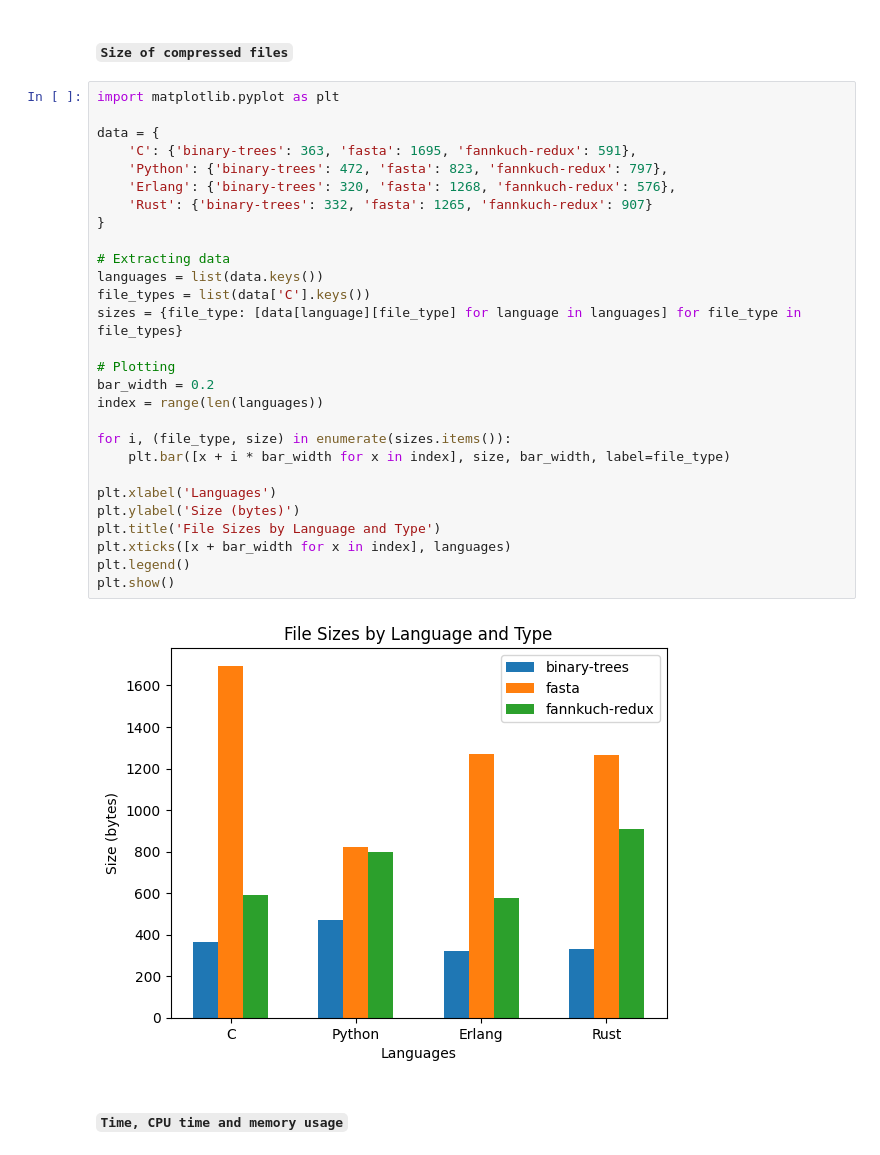
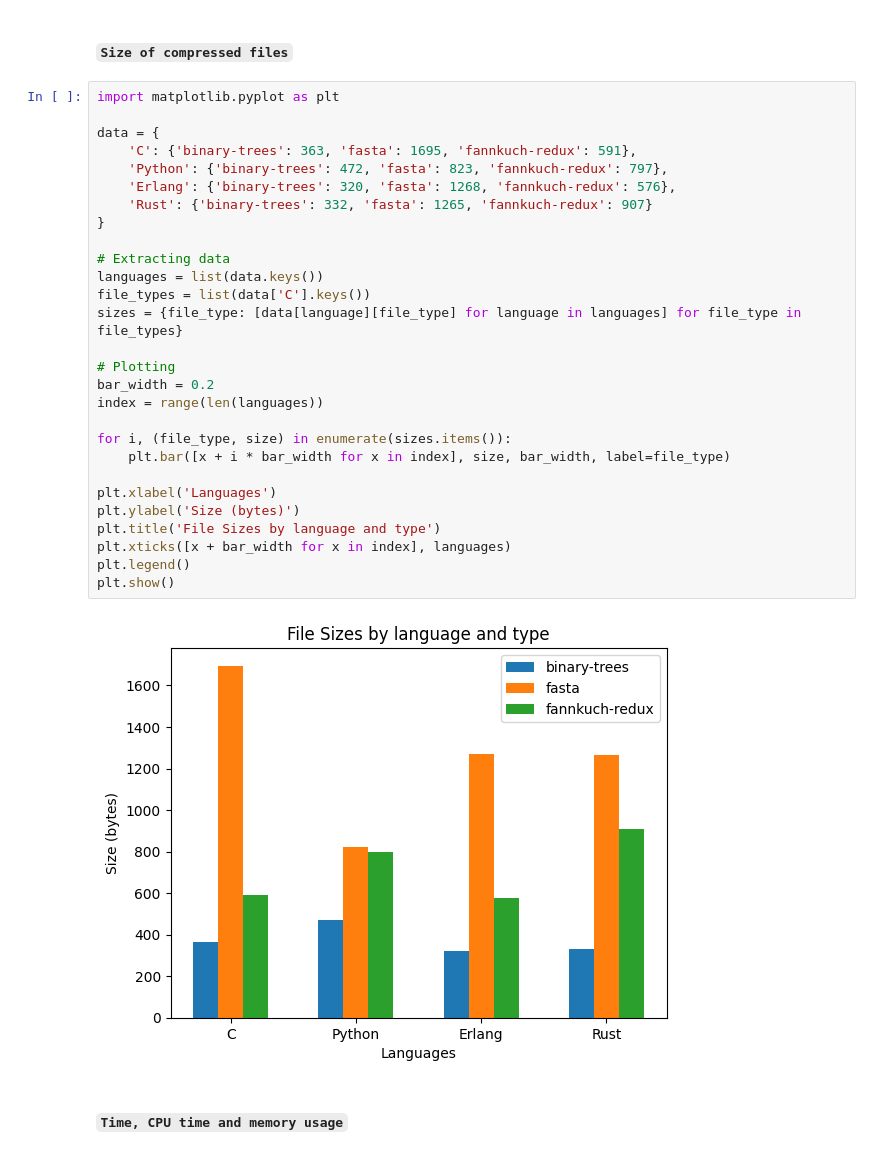
Before and after one commit to reynaldesgr/HPC-Benchmark, a Jupyter notebook: notebook/graphs.ipynb, the cells around one changed output. Saved outputs shown, nothing was run; the diff lists cells and outputs as text.

```diff
--- a/notebook/graphs.ipynb
+++ b/notebook/graphs.ipynb
@@ -5,33 +5,33 @@
 # %%
 import matplotlib.pyplot as plt
 
 data = {
     'C': {'binary-trees': 363, 'fasta': 1695, 'fannkuch-redux': 591},
     'Python': {'binary-trees': 472, 'fasta': 823, 'fannkuch-redux': 797},
     'Erlang': {'binary-trees': 320, 'fasta': 1268, 'fannkuch-redux': 576},
     'Rust': {'binary-trees': 332, 'fasta': 1265, 'fannkuch-redux': 907}
 }
 
 # Extracting data
 languages = list(data.keys())
 file_types = list(data['C'].keys())
 sizes = {file_type: [data[language][file_type] for language in languages] for file_type in file_types}
 
 # Plotting
 bar_width = 0.2
 index = range(len(languages))
 
 for i, (file_type, size) in enumerate(sizes.items()):
     plt.bar([x + i * bar_width for x in index], size, bar_width, label=file_type)
 
 plt.xlabel('Languages')
 plt.ylabel('Size (bytes)')
-plt.title('File Sizes by Language and Type')
+plt.title('File Sizes by language and type')
 plt.xticks([x + bar_width for x in index], languages)
 plt.legend()
 plt.show()
 # %% [output]
-[figure, old version]
+[figure, new version]
 # %% [markdown]
 #### ``Time, CPU time and memory usage``
 # %%
```
Also changed, not shown: parts of 3 cells of this notebook.
